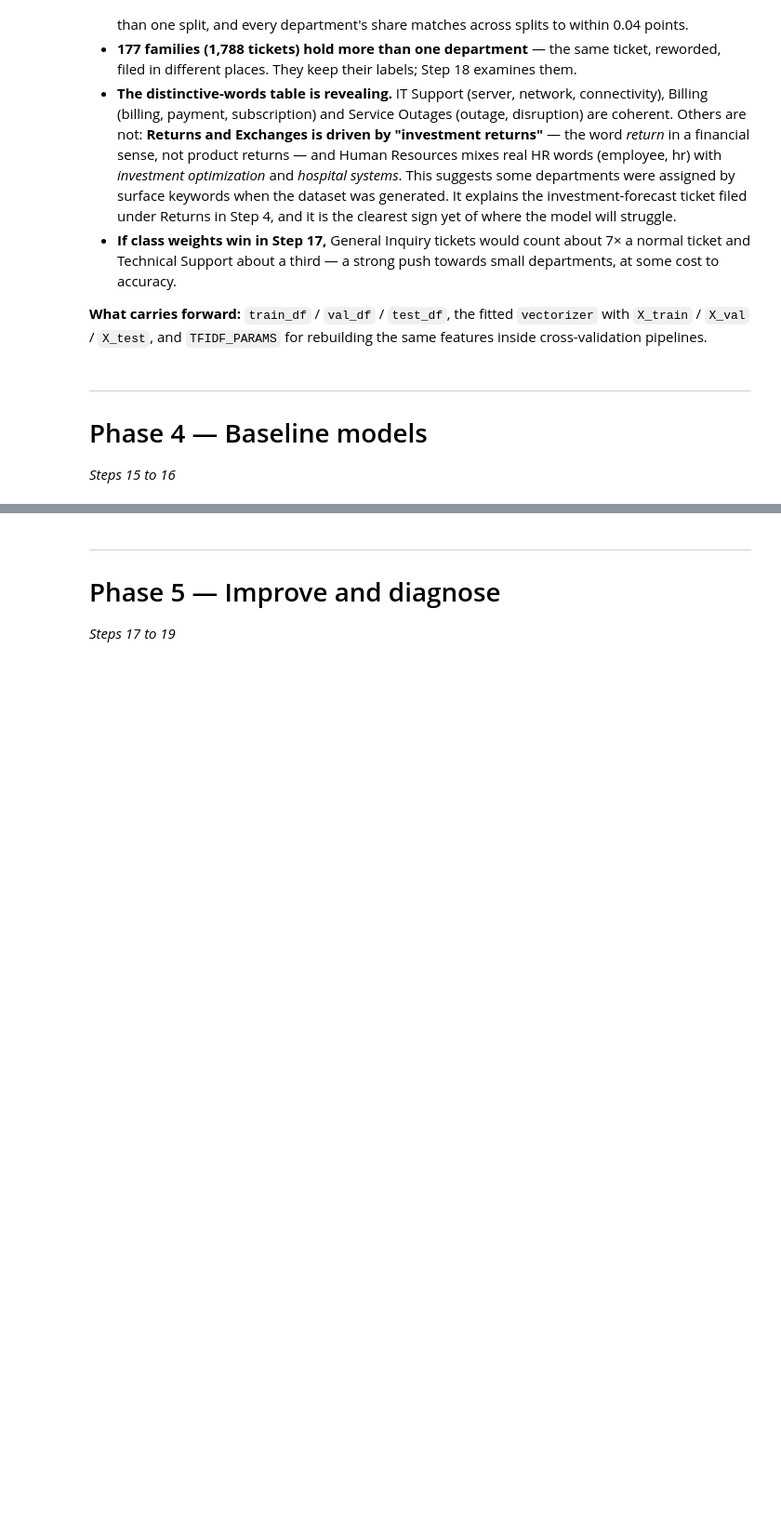
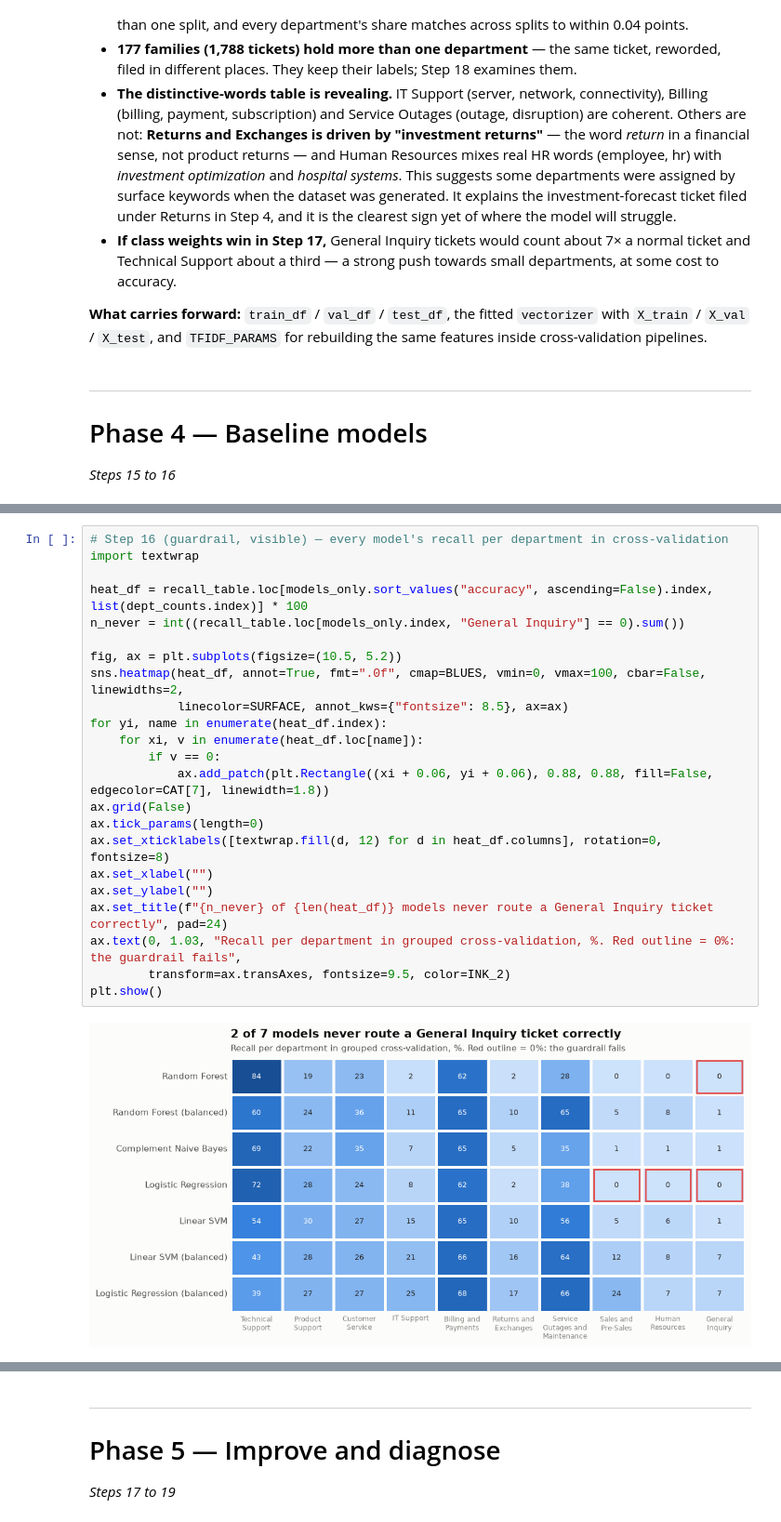
Before and after one commit to karthikiyer365/Live, a Jupyter notebook: topic-classification/department_classifier_pipeline.ipynb, the cells around one changed output, grey strips where cells are left out. Shown at 93% size. Saved outputs shown, nothing was run; the diff lists cells and outputs as text; blank space fills up the shorter version.

```diff
--- a/topic-classification/department_classifier_pipeline.ipynb
+++ b/topic-classification/department_classifier_pipeline.ipynb
@@ -1232,0 +1360,25 @@ Only the grouped number is ever reported as *the* result.
+# %%
+# Step 16 (guardrail, visible) — every model's recall per department in cross-validation
+import textwrap
+
+heat_df = recall_table.loc[models_only.sort_values("accuracy", ascending=False).index, list(dept_counts.index)] * 100
+n_never = int((recall_table.loc[models_only.index, "General Inquiry"] == 0).sum())
+
+fig, ax = plt.subplots(figsize=(10.5, 5.2))
+sns.heatmap(heat_df, annot=True, fmt=".0f", cmap=BLUES, vmin=0, vmax=100, cbar=False, linewidths=2,
+            linecolor=SURFACE, annot_kws={"fontsize": 8.5}, ax=ax)
+for yi, name in enumerate(heat_df.index):
+    for xi, v in enumerate(heat_df.loc[name]):
+        if v == 0:
+            ax.add_patch(plt.Rectangle((xi + 0.06, yi + 0.06), 0.88, 0.88, fill=False, edgecolor=CAT[7], linewidth=1.8))
+ax.grid(False)
+ax.tick_params(length=0)
+ax.set_xticklabels([textwrap.fill(d, 12) for d in heat_df.columns], rotation=0, fontsize=8)
+ax.set_xlabel("")
+ax.set_ylabel("")
+ax.set_title(f"{n_never} of {len(heat_df)} models never route a General Inquiry ticket correctly", pad=24)
+ax.text(0, 1.03, "Recall per department in grouped cross-validation, %. Red outline = 0%: the guardrail fails",
+        transform=ax.transAxes, fontsize=9.5, color=INK_2)
+plt.show()
+# %% [output]
+[figure, added]
```
Also changed, not shown: parts of 17 cells of this notebook.
